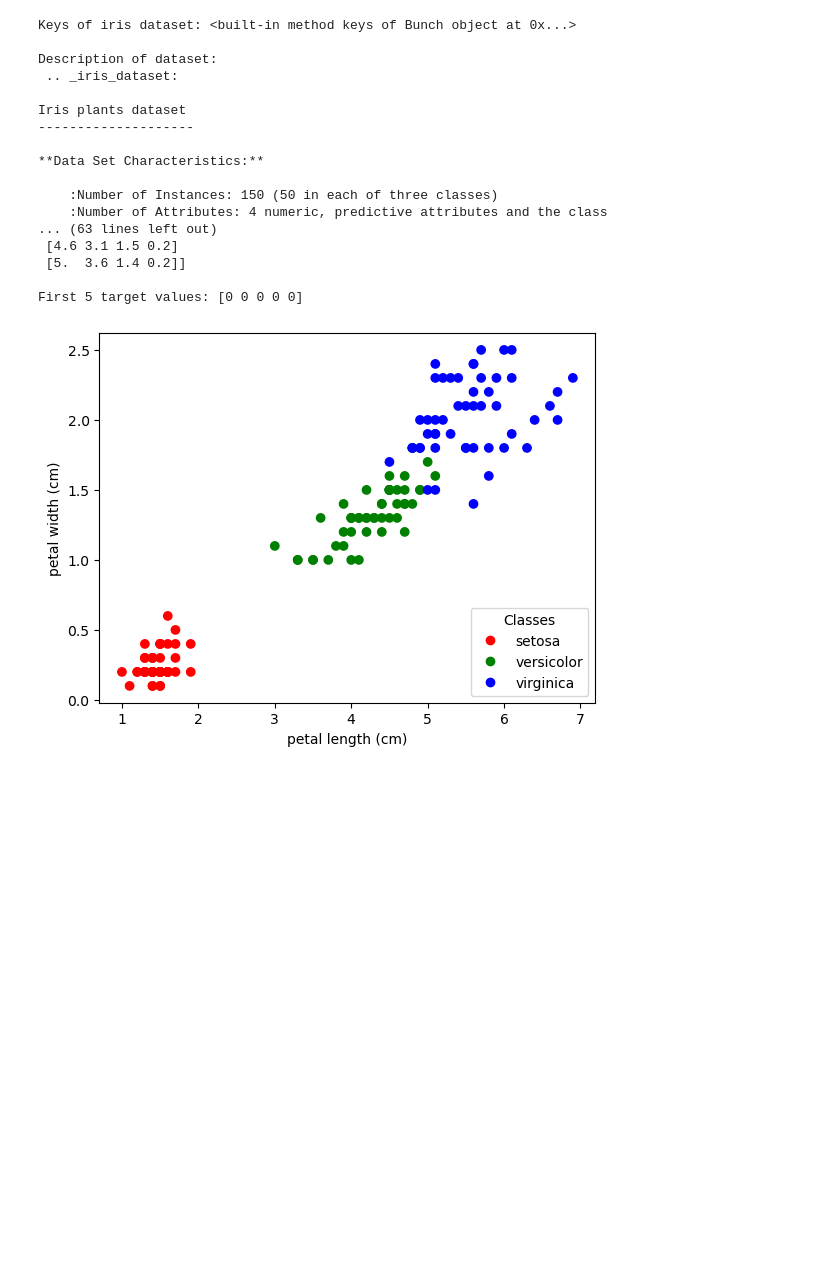
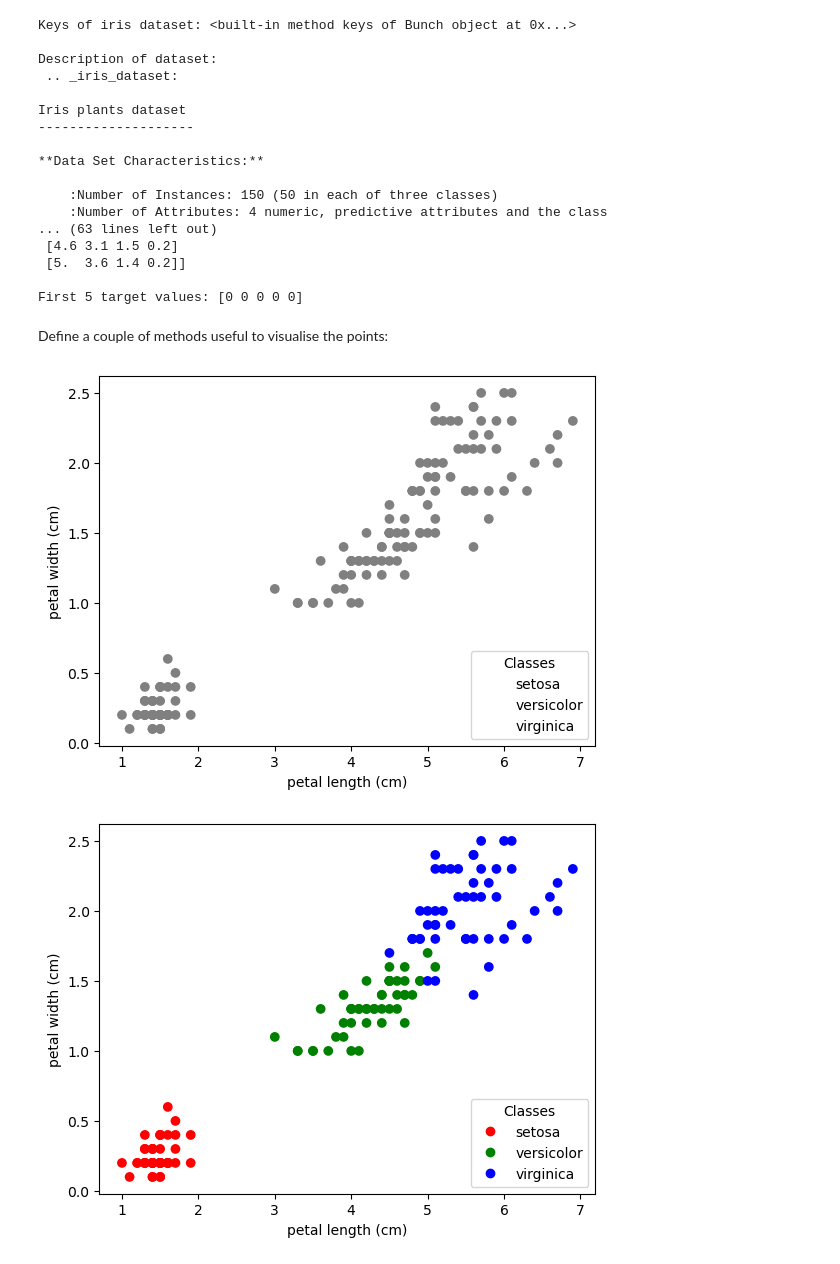
Before and after one commit to gmarsich/BIRCH, a Jupyter notebook: code/UL.ipynb, the cells around one changed output. Cells and saved outputs as stored; diff of their text form; code cells hidden in the pictures; blank space fills up the shorter version.

```diff
--- a/code/UL.ipynb
+++ b/code/UL.ipynb
@@ -39,8 +51,16 @@ Iris plants dataset
  [5.  3.6 1.4 0.2]]
 
 First 5 target values: [0 0 0 0 0]
+# %% [markdown]
+Define a couple of methods useful to visualise the points:
 # %%
-def plot2D_iris(data_x, name_x, data_y, name_y, target, colors_on, predict_on):
+def plot2D_iris(data_x, name_x, data_y, name_y, target, colors_on, predict_on, name_image, base_path = r"C:\Users\Gaia\Desktop\BIRCH\data"):
+    '''
+    target: list of indeces. Datapoint i belongs to the target[i] cluster
+    colors_on: should the point be colored depending on the cluster they are associated?
+    predict_on: am I using clusters that are not given by the ground truth?
+    name_image: if it is not None, will save the image with this name
+    '''
     _, ax = plt.subplots()
     if colors_on == True and predict_on == False:
         colors = ['red', 'green', 'blue']
@@ -63,9 +83,19 @@ def plot2D_iris(data_x, name_x, data_y, name_y, target, colors_on, predict_on):
             invisible_handles, iris.target_names, loc="lower right", title="Classes"
         )
 
+    if name_image is not None:
+        if predict_on:
+            base_path = os.path.join(base_path, "results")
+        plt.savefig(os.path.join(base_path, name_image))
 
-def plot3D_iris(data_x_num, name_x_num, data_x_den, name_x_den, data_y_num, name_y_num, data_y_den, name_y_den, data_z, name_z, target, colors_on, predict_on):
 
+def plot3D_iris(data_x_num, name_x_num, data_x_den, name_x_den, data_y_num, name_y_num, data_y_den, name_y_den, data_z, name_z, target, colors_on, predict_on, name_image, base_path = r"C:\Users\Gaia\Desktop\BIRCH\data"):
+    '''
+    target: list of indeces. Datapoint i belongs to the target[i] cluster
+    colors_on: should the point be colored depending on the cluster they are associated?
+    predict_on: am I using clusters that are not given by the ground truth?
+    name_image: if it is not None, will save the image with this name
+    '''
     fig = plt.figure(figsize=(12, 8))
     ax = fig.add_subplot(111, projection='3d')
 
@@ -102,7 +132,20 @@ def plot3D_iris(data_x_num, name_x_num, data_x_den, name_x_den, data_y_num, name
     ax.legend(legend_handles, legend_labels, title="Classes", loc="upper right")
     ax.view_init(40, 10)
 
+    if name_image is not None:
+        if predict_on:
+            base_path = os.path.join(base_path, "results")
+        plt.savefig(os.path.join(base_path, name_image))
+
     plt.show()
+# %%
+feature_x = 2
+feature_y = 3
+
+plot2D_iris(data_x = iris.data[:, feature_x], name_x = iris.feature_names[feature_x], data_y = iris.data[:, feature_y], name_y = iris.feature_names[feature_y],
+            target = iris.target, colors_on = False, predict_on = False, name_image = "iris_2D_1.jpg")
+# %% [output]
+[figure, added]
 # %%
 feature_x = 2
 feature_y = 3
```
Also changed, not shown: parts of 15 cells of this notebook, 4 other files.
